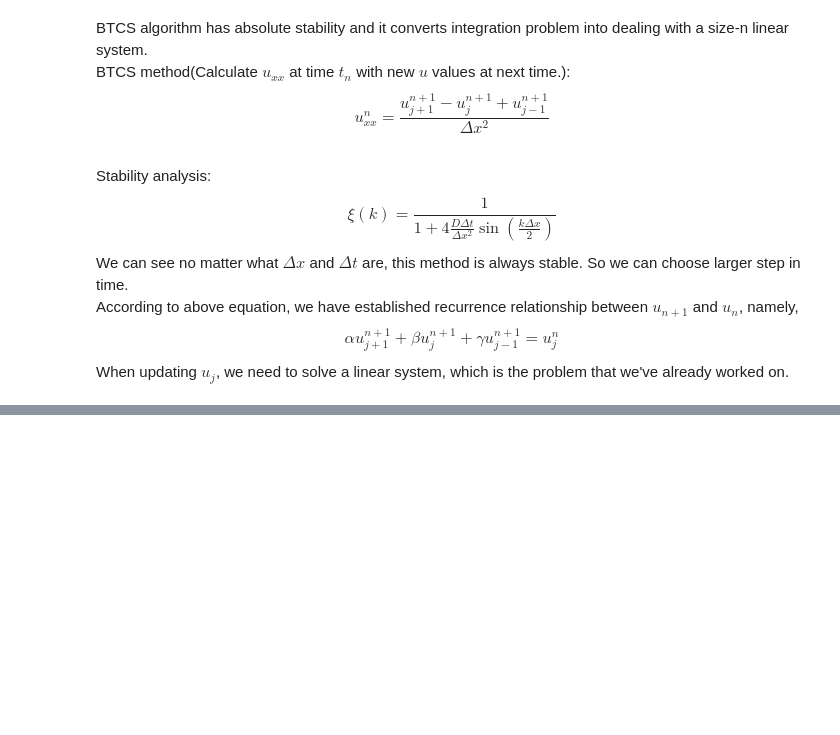
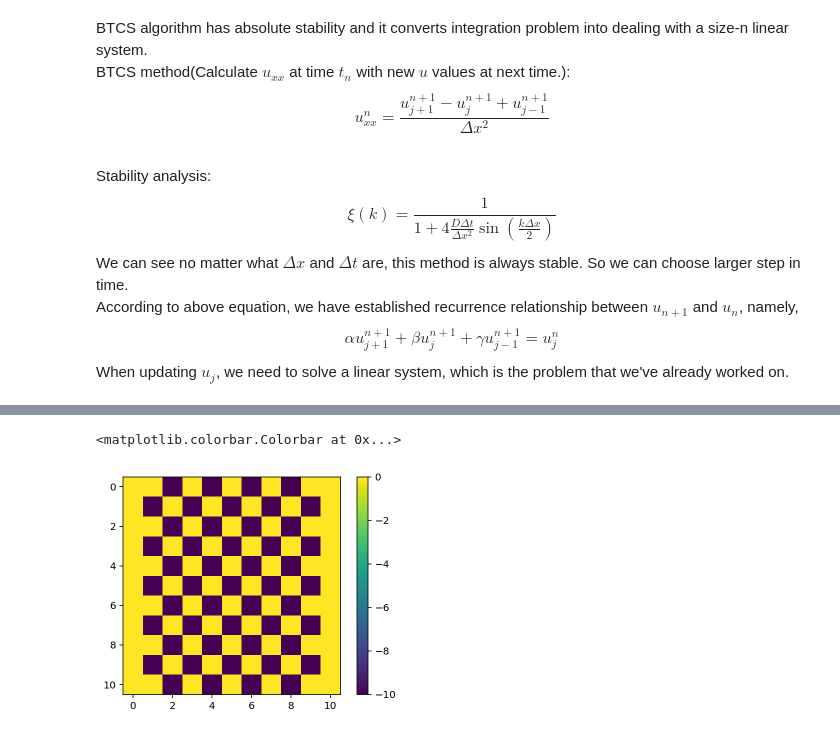
Before and after one commit to watertien/computational_physics, a Jupyter notebook: 190419_PDE.ipynb, the cells around one changed output, grey strips where cells are left out. Saved outputs shown, nothing was run; the diff lists cells and outputs as text; code cells hidden in the pictures; blank space fills up the shorter version.

```diff
--- a/190419_PDE.ipynb
+++ b/190419_PDE.ipynb
@@ -422,0 +569,45 @@ expression terms
+# %%
+u_next = np.zeros_like(u_next)
+
+# u_next[1:-1:2,1:-1:2] = 10
+# u_next[0:-1:2,1::2] = -10 # upper points
+# u_next[2::2,1::2] = -10 # lower points
+# u_next[1::2,:-1:2] = -10 # left points
+# u_next[1::2,2::2] = -10 # right points
+
+# u_next[1:-1:2,1:-1:2] = u_next[1:-1:2,1:-1:2] + 1/4\
+#                         * (u_next[0:-1:2,1::2] + u_next[2::2,1::2]\
+#                           + u_next[1::2,:-1:2] + u_next[1::2,2::2])
+
+# u_next[2:-1:2,2:-1:2] = 10
+# u_next[2:-1:2,1:-2:2] = -10  # left
+# u_next[2:-1:2,3:-1:2] = -10 # right
+# u_next[1:-2:2,2:-1:2] = -10 # upper
+# u_next[3:-1:2,2:-1:2] = -10 # lower
+# u_next[2:-1:2,2:-1:2] = u_next[2:-1:2,2:-1:2] + 1/4\
+#                         * (u_next[2:-1:2,1:-2:2] + u_next[2:-1:2,3:-1:2]\
+#                           + u_next[1:-2:2,2:-1:2] + u_next[3:-1:2,2:-1:2])
+
+# u_next[2:-1:2,1:-1:2] = 10
+# u_next[2:-1:2,:-2:2] = -10 # left
+# u_next[2:-1:2,2::2] = -10 # right
+# u_next[1:-2:2,1:-1:2] = -10 # upper
+# u_next[3::2,1:-1:2] = -10 # lower
+# u_next[2:-1:2,1:-1:2] = u_next[2:-1:2,1:-1:2] + 1/4\
+#                         * (u_next[2:-1:2,:-2:2] + u_next[2:-1:2,2::2]\
+#                           + u_next[1:-2:2,1:-1:2] + u_next[3::2,1:-1:2])
+
+u_next[1:-1:2,2:-1:2] = 10
+u_next[1:-1:2,1:-2:2] = -10 # left
+u_next[1:-1:2,3::2] = -10 # right
+u_next[0:-2:2,2:-1:2] = -10 # upper
+u_next[2::2,2:-1:2] = -10 # lower
+u_next[1:-1:2,2:-1:2] = u_next[1:-1:2,2:-1:2] + 1/4\
+                        * (u_next[1:-1:2,1:-2:2] + u_next[1:-1:2,3::2]\
+                          + u_next[0:-2:2,2:-1:2] + u_next[2::2,2:-1:2])
+
+plt.imshow(u_next)
+plt.colorbar()
+# %% [output]
+<matplotlib.colorbar.Colorbar at 0x...>
+[figure, added]
```
Also changed, not shown: parts of 12 cells of this notebook, 2 other files.
